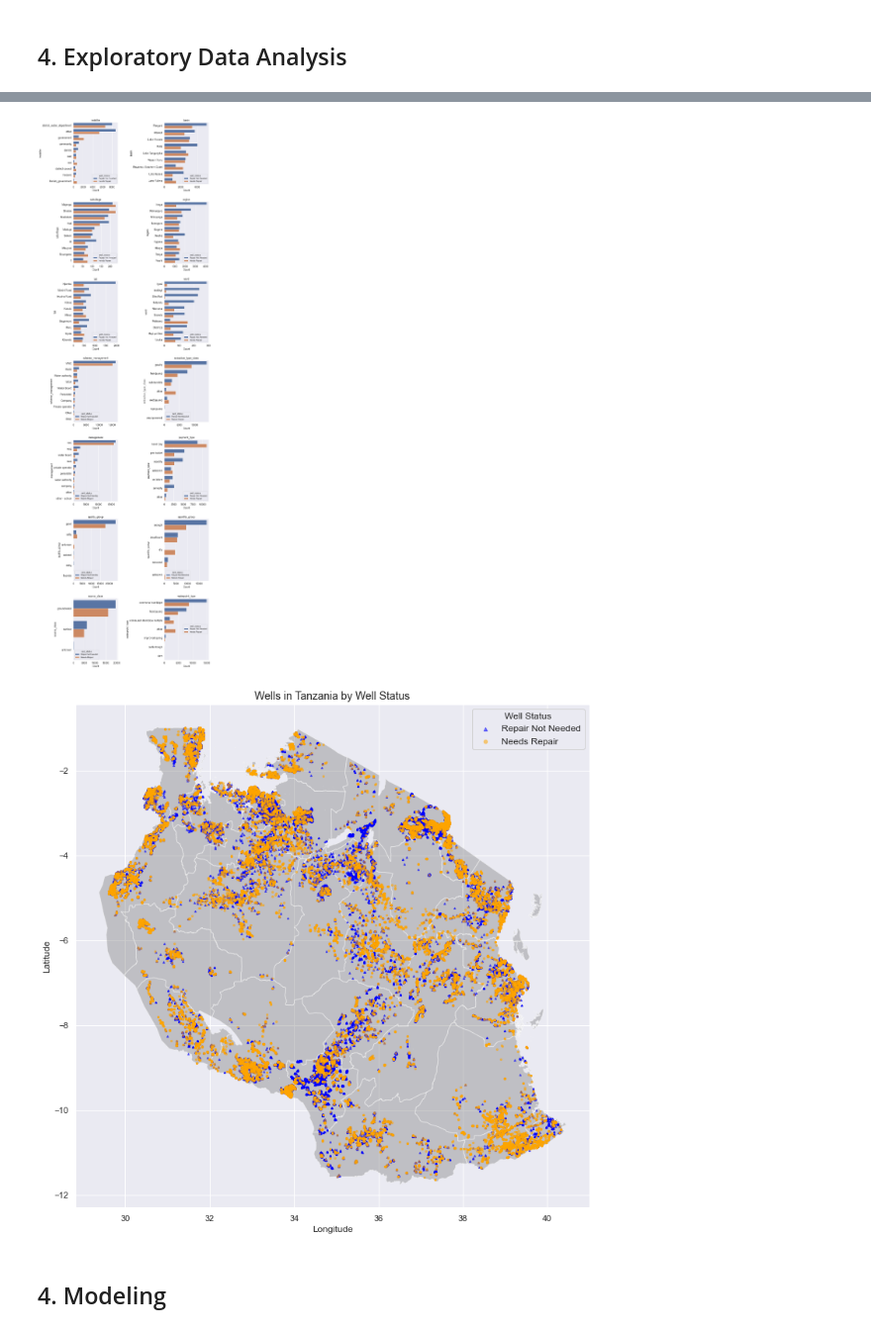
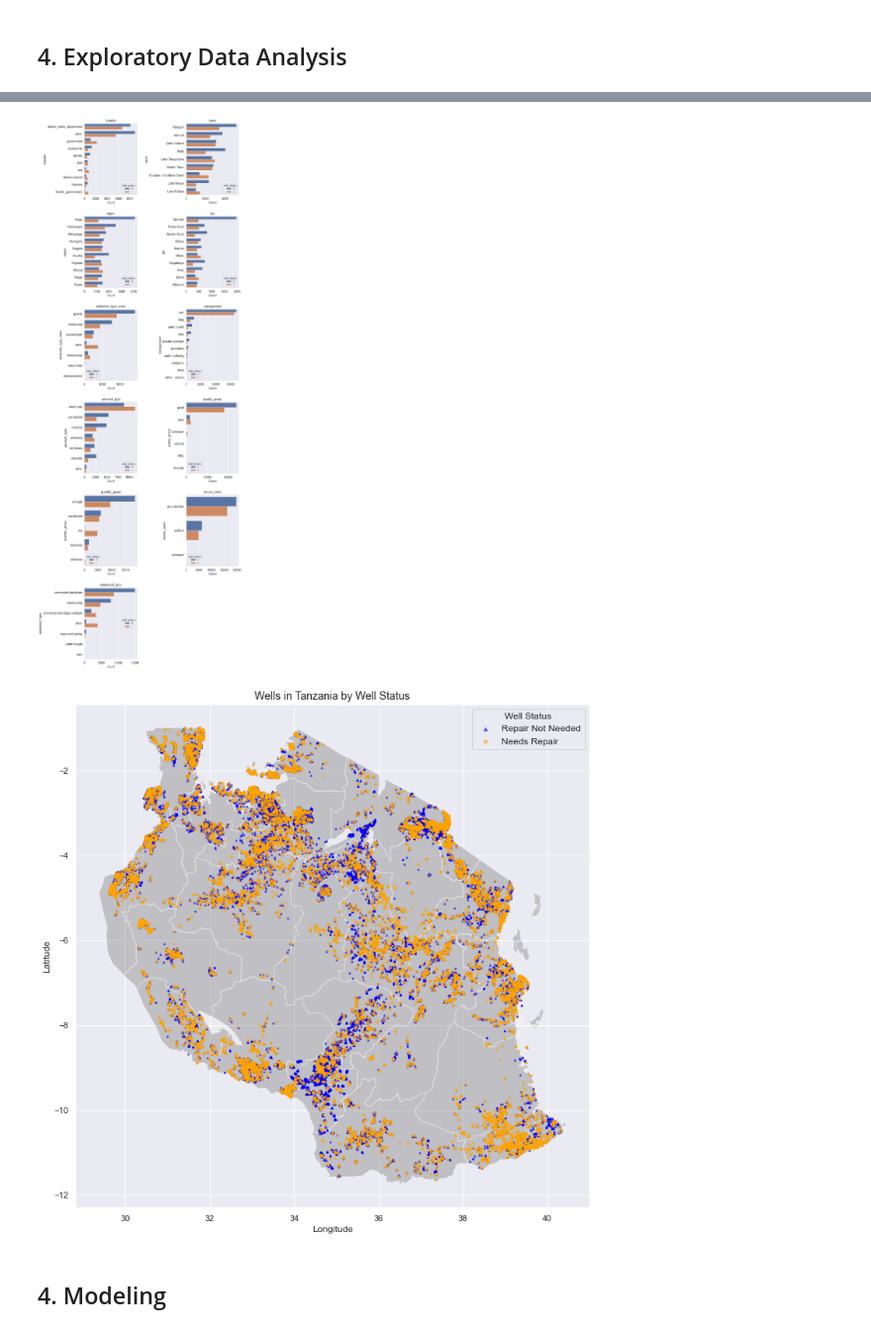
Before and after one commit to ckucewicz/Water_well_classification, a Jupyter notebook: Notebook.ipynb, the cells around one changed output, grey strips where cells are left out. Shown at 99% size. Drawn from its saved outputs; the diff is of its cells as text; code cells hidden in the pictures.

```diff
--- a/Notebook.ipynb
+++ b/Notebook.ipynb
@@ -727,7 +729,8 @@ This output shows that `region` and `region_code` are duplicates. I will drop `r
 data.drop(columns = ['id', 'date_recorded', 'recorded_by', 'num_private', 'payment',
                      'quantity', 'scheme_name', 'source', 'source_type', 'wpt_name',
                      'water_quality','waterpoint_type_group','construction_year',
-                     'extraction_type', 'extraction_type_group', 'funder', 'region_code'
+                     'extraction_type', 'extraction_type_group', 'funder', 'region_code',
+                     'subvillage', 'ward'
                     ],
           axis = 1,
           inplace = True
@@ -869,3 +872,6 @@ sns.barplot(x = data.well_status.value_counts().index,
 ).set_title('Class Distribution of Well Functionality');
 # %% [output]
 [figure]
+# %%
+# grouping classes into two groups for binary classification: 0 and 1
+data.well_status.replace({'Needs Repair' : 1, 'Repair Not Needed' : 0}, inplace = True)
@@ -1024,7 +1036,7 @@ sns.barplot(sorted_importances, sorted_feature_names);
 This output shows that the `region` was a more important feature than `district_code` in the decision tree. This makes me think I should drop `district_code`.
 # %%
 #dropping columns
-data.drop(columns = ['management_group', 'district_code'],
+data.drop(columns = ['management_group', 'district_code', 'scheme_management'],
           axis = 1,
           inplace = True
          )
@@ -1152,7 +1166,7 @@ plt.tight_layout(pad=3.0)  # Increase padding between plots
 # Show the plot
 plt.show()
 # %% [output]
-[figure, old version]
+[figure, new version]
 # %%
 # creates a dataframe from the training_data which includes the list of points
 tanzania_map = gpd.read_file('./data/regions/Regions.shp')
@@ -1170,22 +1184,22 @@ geo_df = gpd.GeoDataFrame(data,
 # %%
 # plots map of Tanzania with points of wells overlaid
 fig, ax = plt.subplots(figsize=(12, 12))
 tanzania_map.plot(ax=ax, alpha=0.4, color='grey')
 
 # Plots each status group with distinct colors and markers
-geo_df[geo_df['well_status'] == 'Repair Not Needed'].plot(
+geo_df[geo_df['well_status'] == 0].plot(
     ax=ax, markersize=5, color='blue', marker='^', label='Repair Not Needed', alpha=0.5
 )
-geo_df[geo_df['well_status'] == 'Needs Repair'].plot(
+geo_df[geo_df['well_status'] == 1].plot(
     ax=ax, markersize=5, color='orange', marker='o', label='Needs Repair', alpha=0.5
 )
 
 plt.title("Wells in Tanzania by Well Status", fontsize = 14)
 plt.xlabel("Longitude", fontsize = 12)
 plt.ylabel("Latitude", fontsize = 12)
 plt.legend(title="Well Status", fontsize=12,  markerscale=2)
 plt.show();
 # %% [output]
-[figure, old version]
+[figure, new version]
 # %% [markdown]
 ## 4. <a name ="Modeling"></a>  Modeling
```
Also changed, not shown: parts of 57 cells of this notebook.
